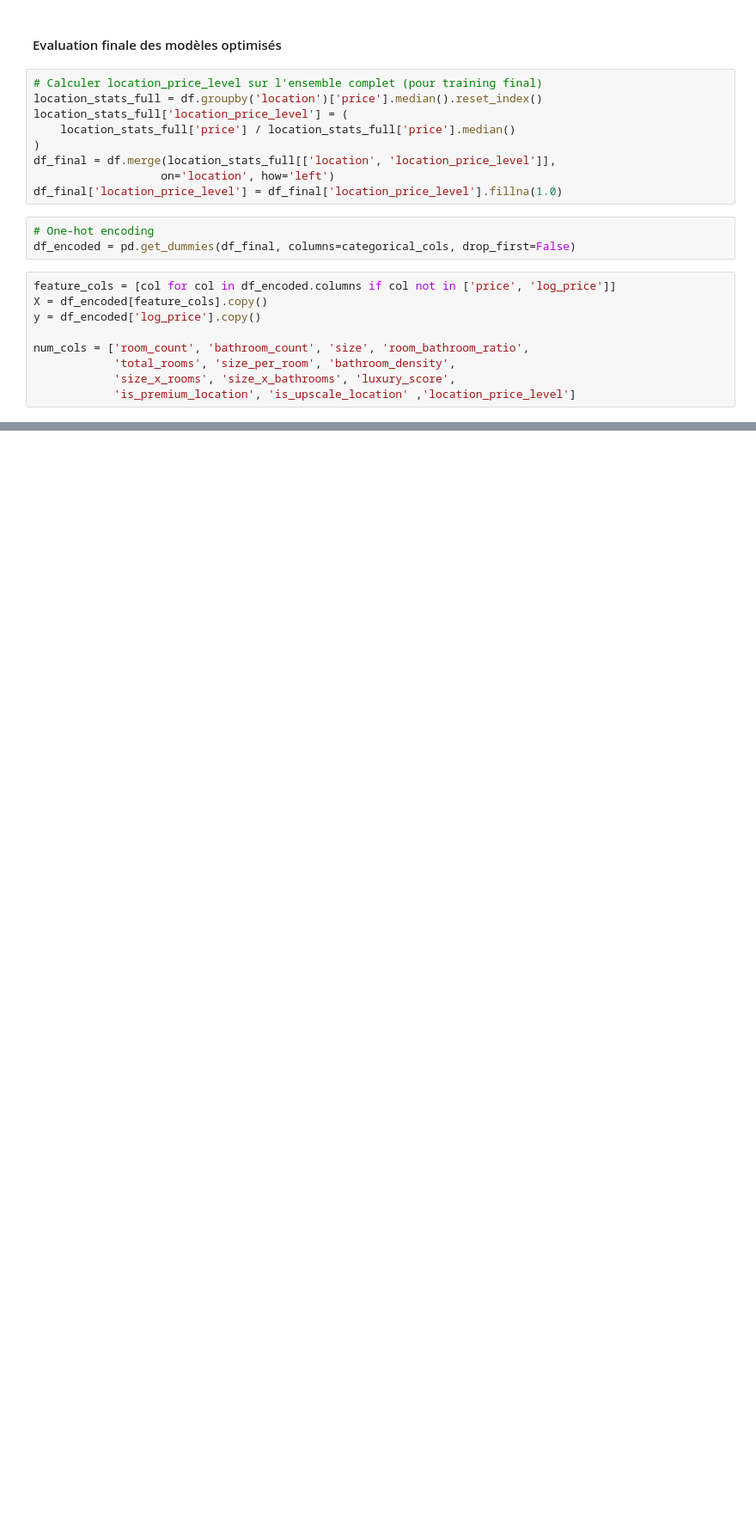
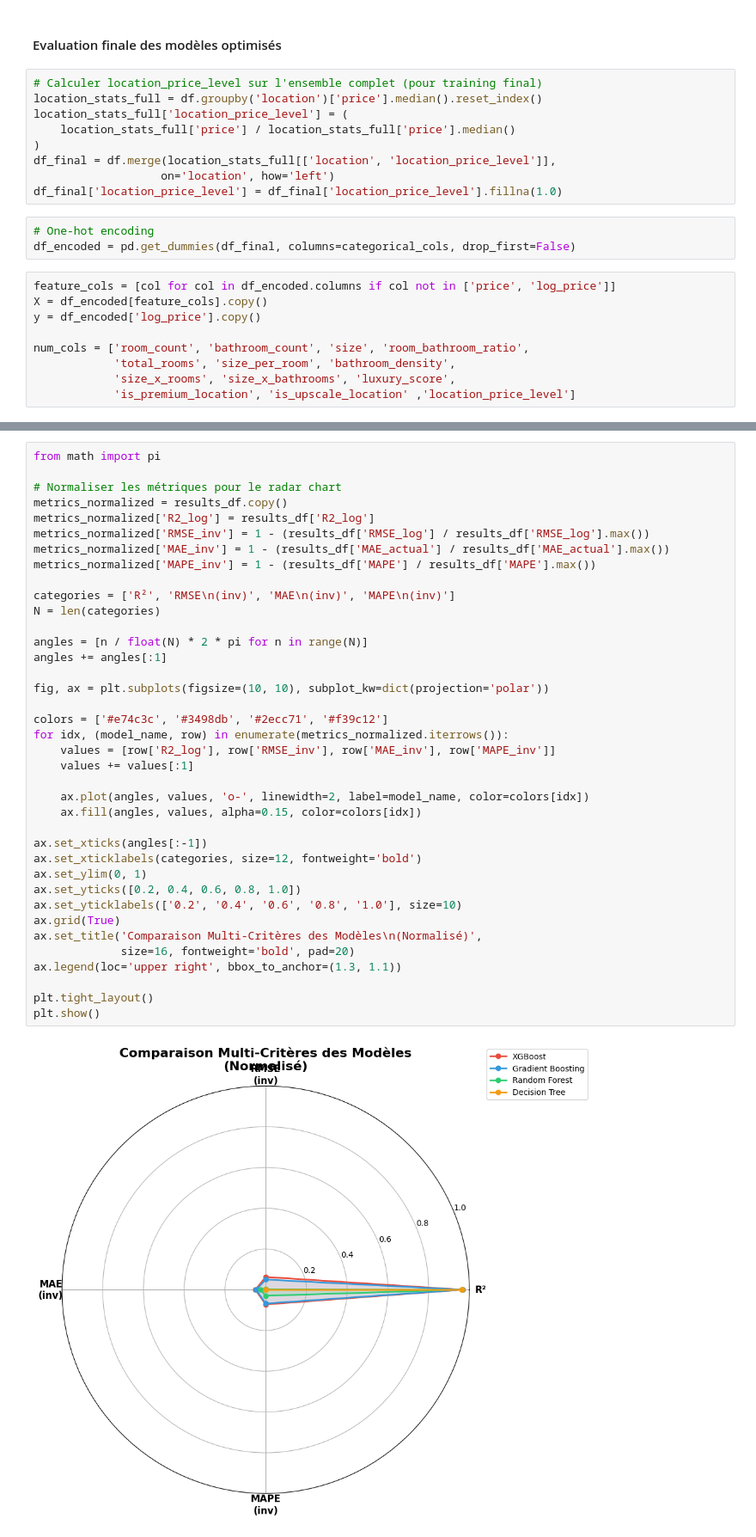
Before and after one commit to AyebFarah/HousePricing-BasedOnAI, a Jupyter notebook: prediction/modeles_non_lineaires.ipynb, the cells around one changed output, grey strips where cells are left out. Shown at 86% size. Drawn from its saved outputs; the diff is of its cells as text; blank space fills up the shorter version.

```diff
--- a/prediction/modeles_non_lineaires.ipynb
+++ b/prediction/modeles_non_lineaires.ipynb
@@ -678,0 +463,40 @@ INTERFACE DE PRÉDICTION INTERACTIVE
+# %%
+from math import pi
+
+# Normaliser les métriques pour le radar chart
+metrics_normalized = results_df.copy()
+metrics_normalized['R2_log'] = results_df['R2_log']
+metrics_normalized['RMSE_inv'] = 1 - (results_df['RMSE_log'] / results_df['RMSE_log'].max())
+metrics_normalized['MAE_inv'] = 1 - (results_df['MAE_actual'] / results_df['MAE_actual'].max())
+metrics_normalized['MAPE_inv'] = 1 - (results_df['MAPE'] / results_df['MAPE'].max())
+
+categories = ['R²', 'RMSE\n(inv)', 'MAE\n(inv)', 'MAPE\n(inv)']
+N = len(categories)
+
+angles = [n / float(N) * 2 * pi for n in range(N)]
+angles += angles[:1]
+
+fig, ax = plt.subplots(figsize=(10, 10), subplot_kw=dict(projection='polar'))
+
+colors = ['#e74c3c', '#3498db', '#2ecc71', '#f39c12']
+for idx, (model_name, row) in enumerate(metrics_normalized.iterrows()):
+    values = [row['R2_log'], row['RMSE_inv'], row['MAE_inv'], row['MAPE_inv']]
+    values += values[:1]
+
+    ax.plot(angles, values, 'o-', linewidth=2, label=model_name, color=colors[idx])
+    ax.fill(angles, values, alpha=0.15, color=colors[idx])
+
+ax.set_xticks(angles[:-1])
+ax.set_xticklabels(categories, size=12, fontweight='bold')
+ax.set_ylim(0, 1)
+ax.set_yticks([0.2, 0.4, 0.6, 0.8, 1.0])
+ax.set_yticklabels(['0.2', '0.4', '0.6', '0.8', '1.0'], size=10)
+ax.grid(True)
+ax.set_title('Comparaison Multi-Critères des Modèles\n(Normalisé)',
+             size=16, fontweight='bold', pad=20)
+ax.legend(loc='upper right', bbox_to_anchor=(1.3, 1.1))
+
+plt.tight_layout()
+plt.show()
+# %% [output]
+[figure, added]
```
Also changed, not shown: parts of 23 cells of this notebook, 6 other files.
